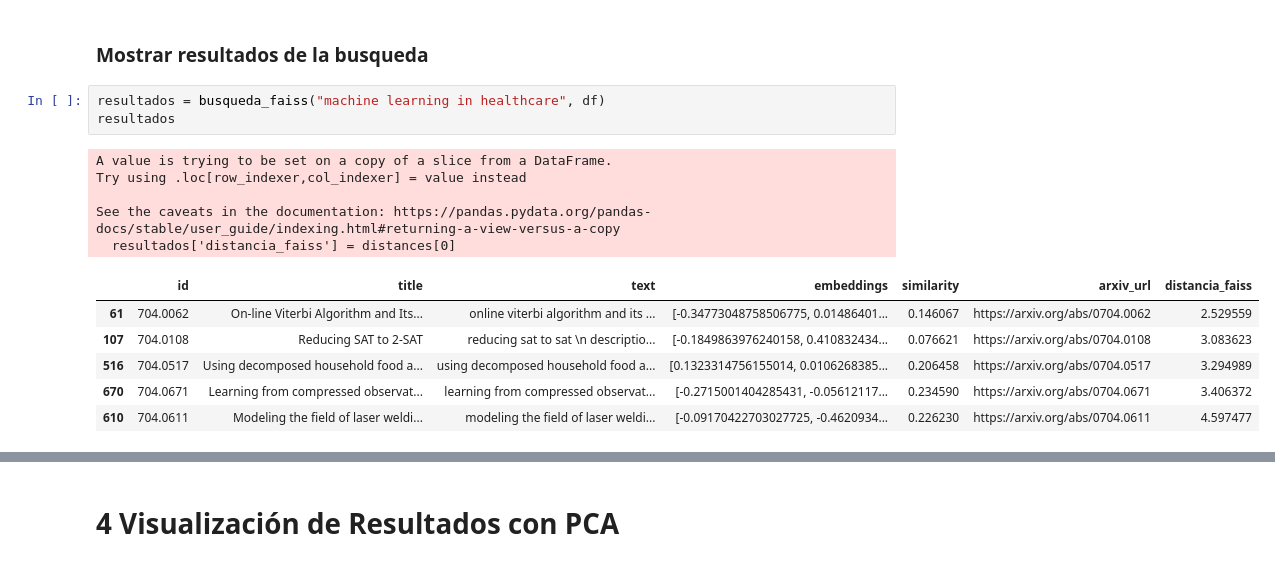
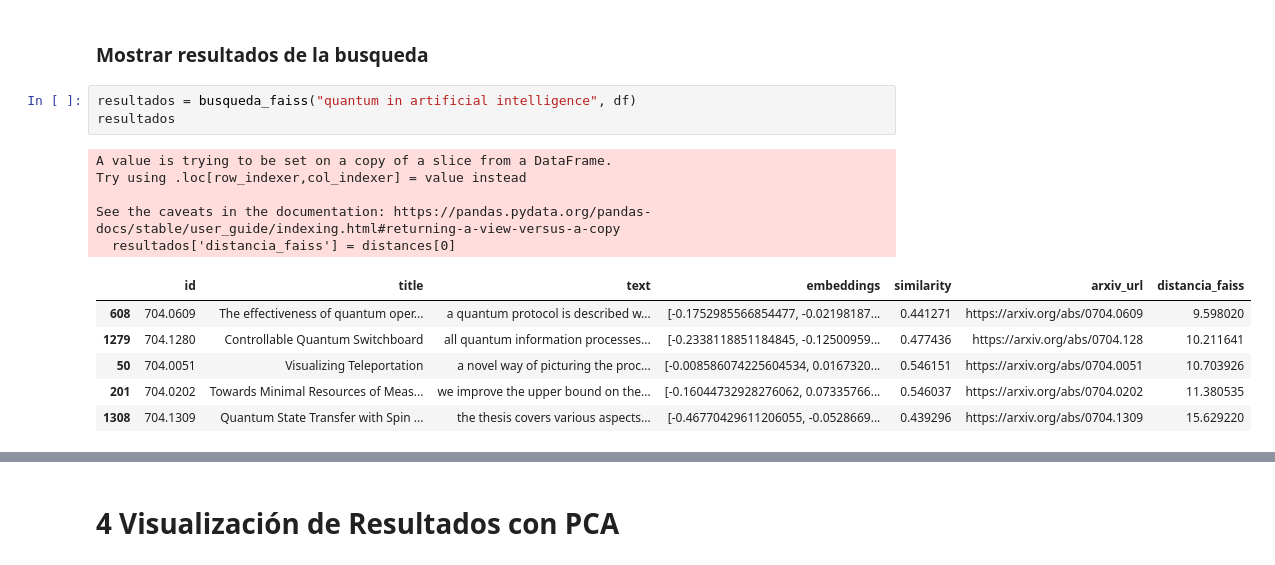
Before and after one commit to JoseADios/SemanticSearchPython, a Jupyter notebook: SemanticSearch.ipynb, the cells around one changed output, grey strips where cells are left out. Drawn from its saved outputs; the diff is of its cells as text.

```diff
--- a/SemanticSearch.ipynb
+++ b/SemanticSearch.ipynb
@@ -276,17 +282,17 @@ def busqueda_faiss(consulta, df, top_k=5):
 # %% [markdown]
 ### Mostrar resultados de la busqueda
 # %%
-resultados = busqueda_faiss("machine learning in healthcare", df)
+resultados = busqueda_faiss("quantum in artificial intelligence", df)
 resultados
 # %% [output]
 A value is trying to be set on a copy of a slice from a DataFrame.
 Try using .loc[row_indexer,col_indexer] = value instead
 
 See the caveats in the documentation: https://pandas.pydata.org/pandas-docs/stable/user_guide/indexing.html#returning-a-view-versus-a-copy
   resultados['distancia_faiss'] = distances[0]
 |  | id | title | text | embeddings | similarity | arxiv_url | distancia_faiss |
-| 61 | 704.0062 | On-line Viterbi Algorithm and Its... | online viterbi algorithm and its ... | [-0.34773048758506775, 0.01486401... | 0.146067 | https://arxiv.org/abs/0704.0062 | 2.529559 |
-| 107 | 704.0108 | Reducing SAT to 2-SAT | reducing sat to sat \n descriptio... | [-0.1849863976240158, 0.410832434... | 0.076621 | https://arxiv.org/abs/0704.0108 | 3.083623 |
-| 516 | 704.0517 | Using decomposed household food a... | using decomposed household food a... | [0.1323314756155014, 0.0106268385... | 0.206458 | https://arxiv.org/abs/0704.0517 | 3.294989 |
-| 670 | 704.0671 | Learning from compressed observat... | learning from compressed observat... | [-0.2715001404285431, -0.05612117... | 0.234590 | https://arxiv.org/abs/0704.0671 | 3.406372 |
-| 610 | 704.0611 | Modeling the field of laser weldi... | modeling the field of laser weldi... | [-0.09170422703027725, -0.4620934... | 0.226230 | https://arxiv.org/abs/0704.0611 | 4.597477 |
+| 608 | 704.0609 | The effectiveness of quantum oper... | a quantum protocol is described w... | [-0.1752985566854477, -0.02198187... | 0.441271 | https://arxiv.org/abs/0704.0609 | 9.598020 |
+| 1279 | 704.1280 | Controllable Quantum Switchboard | all quantum information processes... | [-0.2338118851184845, -0.12500959... | 0.477436 | https://arxiv.org/abs/0704.128 | 10.211641 |
+| 50 | 704.0051 | Visualizing Teleportation | a novel way of picturing the proc... | [-0.008586074225604534, 0.0167320... | 0.546151 | https://arxiv.org/abs/0704.0051 | 10.703926 |
+| 201 | 704.0202 | Towards Minimal Resources of Meas... | we improve the upper bound on the... | [-0.16044732928276062, 0.07335766... | 0.546037 | https://arxiv.org/abs/0704.0202 | 11.380535 |
+| 1308 | 704.1309 | Quantum State Transfer with Spin ... | the thesis covers various aspects... | [-0.46770429611206055, -0.0528669... | 0.439296 | https://arxiv.org/abs/0704.1309 | 15.629220 |
```
Also changed, not shown: parts of 8 cells of this notebook.
